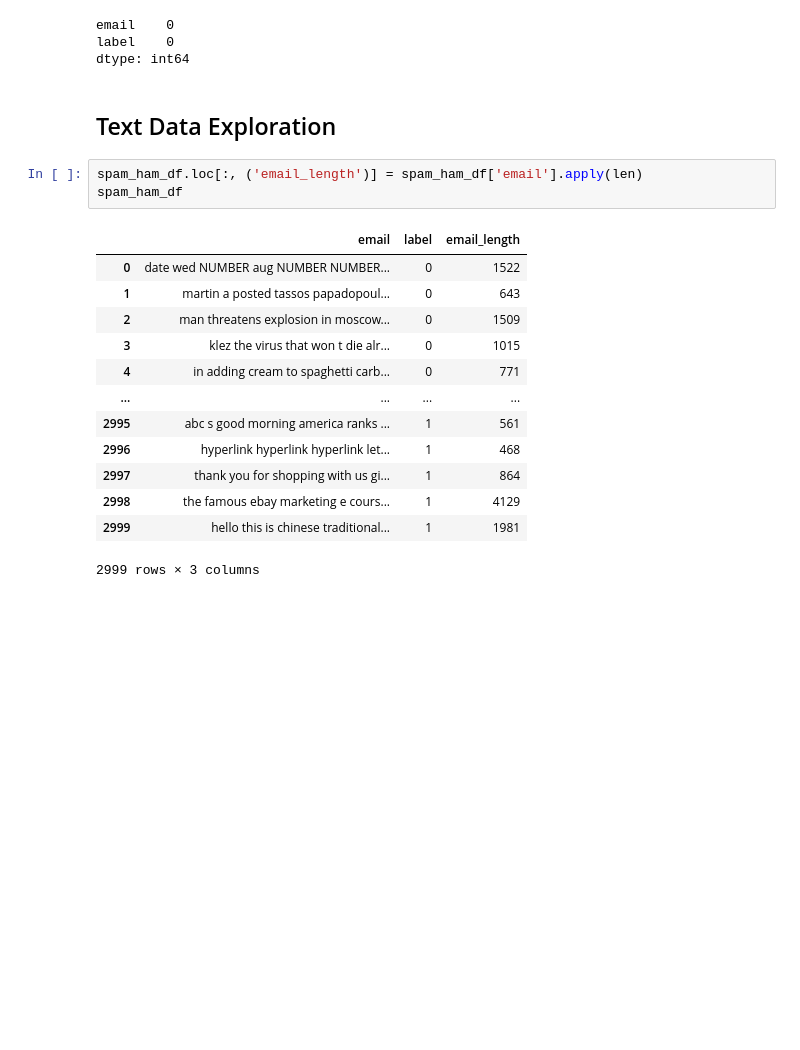
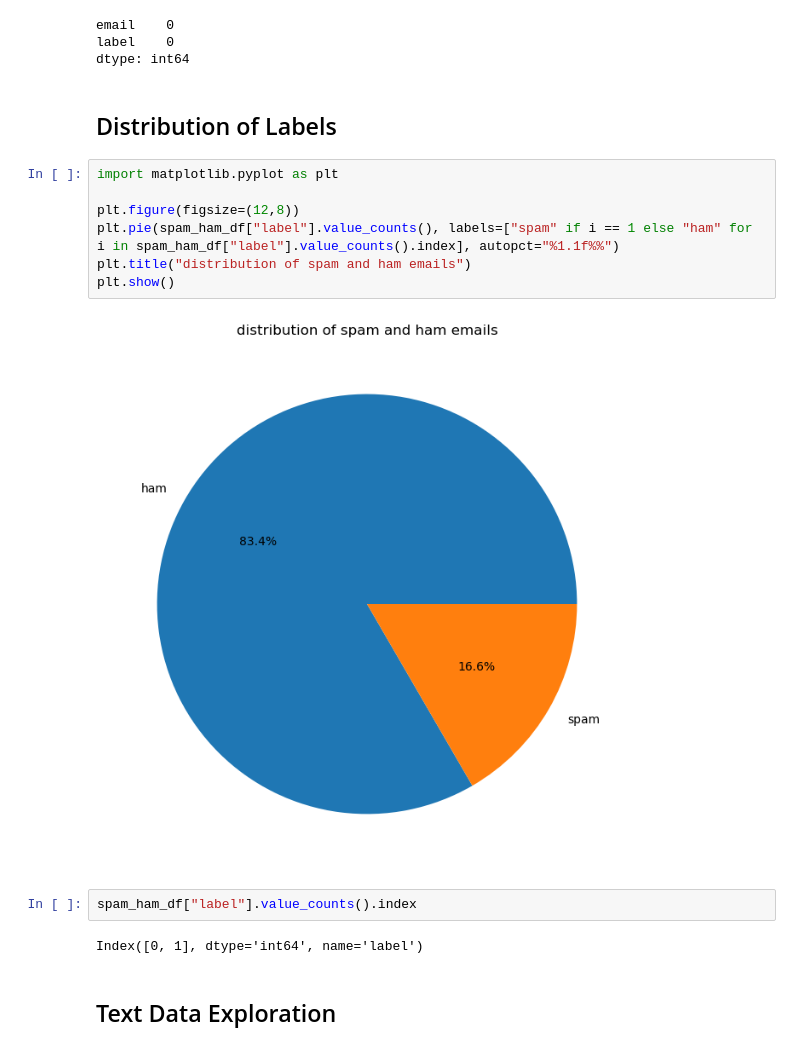
Before and after one commit to 10varun17/spam_classifier, a Jupyter notebook: notebook/main.ipynb, the cells around one changed output. Cells and saved outputs as stored; diff of their text form; blank space fills up the shorter version.

```diff
--- a/notebook/main.ipynb
+++ b/notebook/main.ipynb
@@ -69,22 +69,20 @@ spam_ham_df.isnull().sum()
 email    0
 label    0
 dtype: int64
+# %% [markdown]
+## Distribution of Labels
+# %%
+import matplotlib.pyplot as plt
+
+plt.figure(figsize=(12,8))
+plt.pie(spam_ham_df["label"].value_counts(), labels=["spam" if i == 1 else "ham" for i in spam_ham_df["label"].value_counts().index], autopct="%1.1f%%")
+plt.title("distribution of spam and ham emails")
+plt.show()
+# %% [output]
+[figure, added]
+# %%
+spam_ham_df["label"].value_counts().index
+# %% [output]
+Index([0, 1], dtype='int64', name='label')
 # %% [markdown]
 ## Text Data Exploration
-# %%
-spam_ham_df.loc[:, ('email_length')] = spam_ham_df['email'].apply(len)
-spam_ham_df
-# %% [output]
-|  | email | label | email_length |
-| 0 | date wed NUMBER aug NUMBER NUMBER... | 0 | 1522 |
-| 1 | martin a posted tassos papadopoul... | 0 | 643 |
-| 2 | man threatens explosion in moscow... | 0 | 1509 |
-| 3 | klez the virus that won t die alr... | 0 | 1015 |
-| 4 | in adding cream to spaghetti carb... | 0 | 771 |
-| ... | ... | ... | ... |
-| 2995 | abc s good morning america ranks ... | 1 | 561 |
-| 2996 | hyperlink hyperlink hyperlink let... | 1 | 468 |
-| 2997 | thank you for shopping with us gi... | 1 | 864 |
-| 2998 | the famous ebay marketing e cours... | 1 | 4129 |
-| 2999 | hello this is chinese traditional... | 1 | 1981 |
-2999 rows × 3 columns
```
Also changed, not shown: parts of 8 cells of this notebook.
